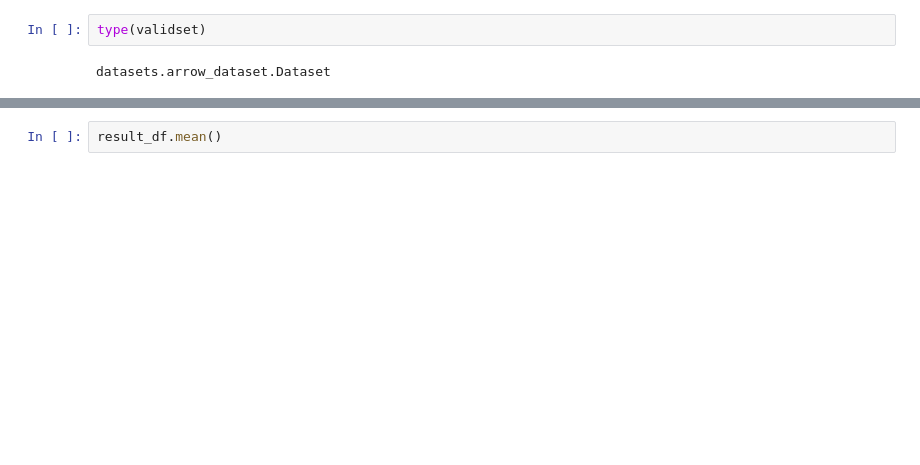
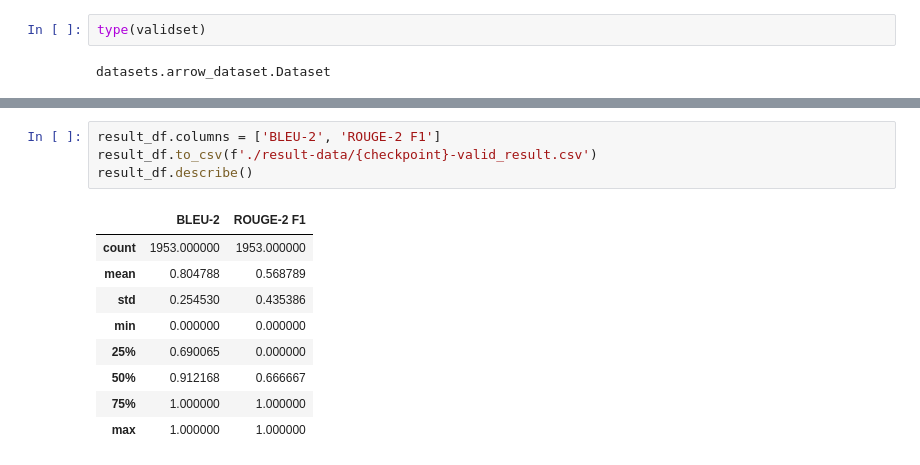
Before and after one commit to SOL1archive/KoGrammar, a Jupyter notebook: test.ipynb, the cells around one changed output, grey strips where cells are left out. Saved outputs shown, nothing was run; the diff lists cells and outputs as text; blank space fills up the shorter version.

```diff
--- a/test.ipynb
+++ b/test.ipynb
@@ -161,2 +166,14 @@ TypeError: cannot concatenate object of type '<class 'numpy.float64'>'; only Ser
-# %%
-result_df.mean()
+# %%
+result_df.columns = ['BLEU-2', 'ROUGE-2 F1']
+result_df.to_csv(f'./result-data/{checkpoint}-valid_result.csv')
+result_df.describe()
+# %% [output]
+|  | BLEU-2 | ROUGE-2 F1 |
+| count | 1953.000000 | 1953.000000 |
+| mean | 0.804788 | 0.568789 |
+| std | 0.254530 | 0.435386 |
+| min | 0.000000 | 0.000000 |
+| 25% | 0.690065 | 0.000000 |
+| 50% | 0.912168 | 0.666667 |
+| 75% | 1.000000 | 1.000000 |
+| max | 1.000000 | 1.000000 |
```
Also changed, not shown: parts of 5 cells of this notebook, 2 other files.
